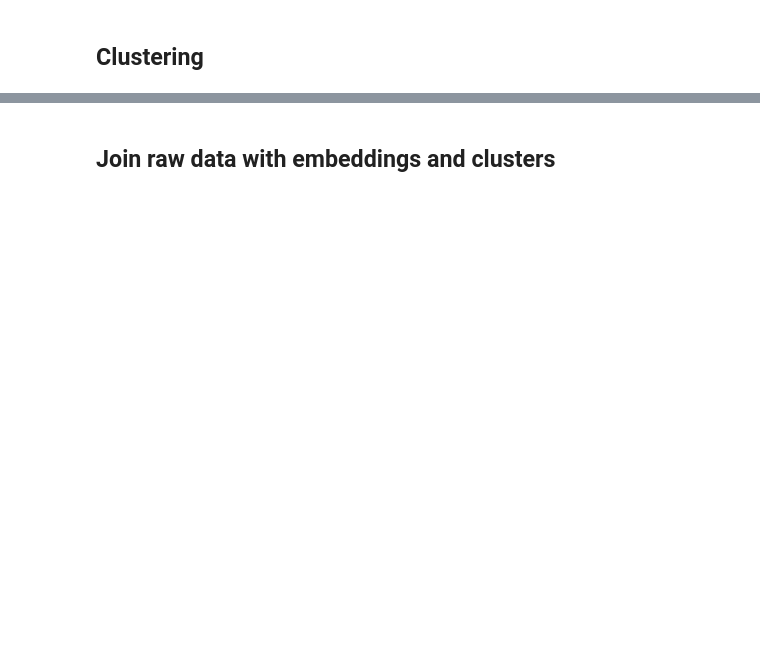
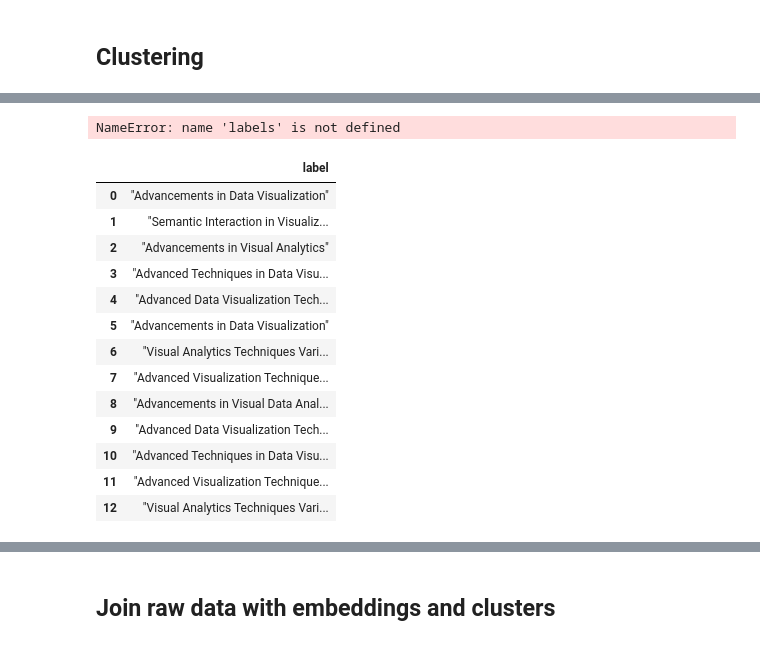
Before and after one commit to thorwhalen/imbed_data_prep, a Jupyter notebook: misc/eurovis.ipynb, the cells around one changed output, grey strips where cells are left out. Cells and saved outputs as stored; diff of their text form; code cells hidden in the pictures; blank space fills up the shorter version.

```diff
--- a/misc/eurovis.ipynb
+++ b/misc/eurovis.ipynb
@@ -393,0 +485,13 @@ dacc.cluster_df.shape=(5500, 5)
+# %%
+t = pd.DataFrame(data=cluster_labels.values(), index=cluster_labels.keys(), columns=['label']).sort_index()
+dacc.saves['cluster_13_labels.parquet'] = t
+# %%
+context = """
+    Research papers for data visualization, visual analytics, and related fields.
+"""
+cluster_labels = ClusterLabeler(cluster_idx_col='cluster_21').label_clusters(dacc.merged_artifacts)
+
+tt = pd.DataFrame(data=cluster_labels.values(), index=cluster_labels.keys(), columns=['label']).sort_index()
+dacc.saves['cluster_21_labels.parquet'] = tt
+
+pprint(cluster_labels)
@@ -393,0 +520,14 @@ dacc.cluster_df.shape=(5500, 5)
+# %%
+from imbed.tools import ClusterLabeler
+from operator import itemgetter
+
+
+w = ClusterLabeler(
+    cluster_idx_col='cluster_13', context=context, get_row_segments=itemgetter('title')
+)
+# %%
+from pprint import pprint
+
+labels = w.label_clusters(dacc.merged_artifacts)
+
+pprint(labels)
@@ -393,0 +548,25 @@ dacc.cluster_df.shape=(5500, 5)
+# %%
+t = pd.DataFrame(data=labels.values(), index=labels.keys(), columns=['label']).sort_index()
+dacc.saves['cluster_13_labels.parquet'] = t
+# %% [output]
+NameError: name 'labels' is not defined
+# %%
+import pandas as pd
+
+
+pd.DataFrame(data=labels.values(), index=labels.keys(), columns=['label']).sort_index()
+# %% [output]
+|  | label |
+| 0 | "Advancements in Data Visualization" |
+| 1 | "Semantic Interaction in Visualiz... |
+| 2 | "Advancements in Visual Analytics" |
+| 3 | "Advanced Techniques in Data Visu... |
+| 4 | "Advanced Data Visualization Tech... |
+| 5 | "Advancements in Data Visualization" |
+| 6 | "Visual Analytics Techniques Vari... |
+| 7 | "Advanced Visualization Technique... |
+| 8 | "Advancements in Visual Data Anal... |
+| 9 | "Advanced Data Visualization Tech... |
+| 10 | "Advanced Techniques in Data Visu... |
+| 11 | "Advanced Visualization Technique... |
+| 12 | "Visual Analytics Techniques Vari... |
```
Also changed, not shown: parts of 47 cells of this notebook, 11 other files.
